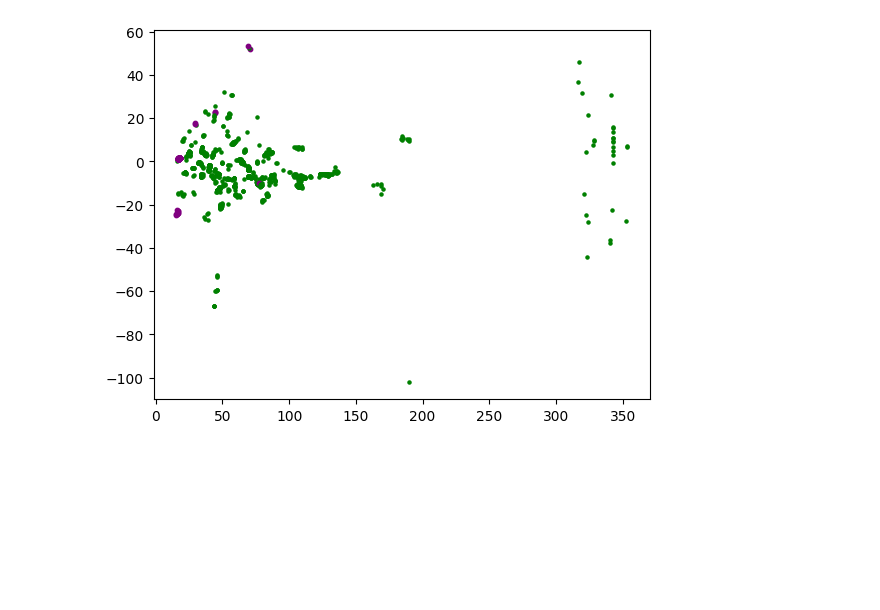
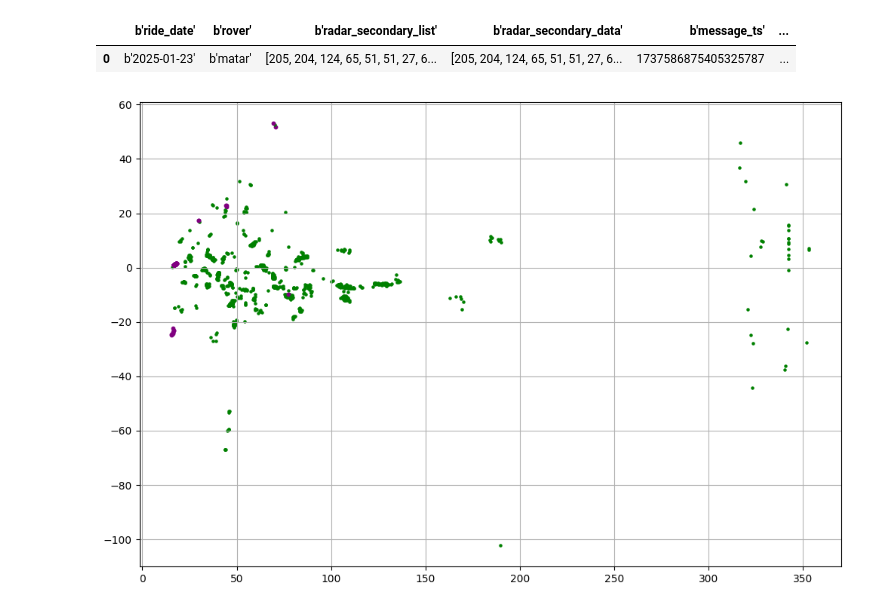
Before and after one commit to ArTiK13/radar_data, a Jupyter notebook: data_processing.ipynb, the cells around one changed output. Saved outputs shown, nothing was run; the diff lists cells and outputs as text; code cells hidden in the pictures; blank space fills up the shorter version.

Commit message:
deleted .json, comments and unnessesary code. changed graphs a bit

```diff
--- a/data_processing.ipynb
+++ b/data_processing.ipynb
@@ -25,3 +9,12 @@ d3 = list(
+# %%
+data = pd.read_csv("data.csv")
+data2 = pd.read_csv("data_secondary.csv")
+
+# data.head(1)
+data2.head(1)
+# %% [output]
+|  | b'ride_date' | b'rover' | b'radar_secondary_list' | b'radar_secondary_data' | b'message_ts' | ... |
+| 0 | b'2025-01-23' | b'matar' | [205, 204, 124, 65, 51, 51, 27, 6... | [205, 204, 124, 65, 51, 51, 27, 6... | 1737586875405325787 | ... |
 # %%
 datatypes = {7: 4, 1: 1}
 point_step = 64
@@ -53,4 +43,7 @@ tags = {i[b"name"]: (datatypes[i[b"datatype"]], i[b"offset"]) for i in tags_raw}
 # %%
+plt.figure(figsize=(12, 8))
+plt.grid()
+
 for i, date_i in enumerate(data["b'radar_primary_list'"]):
     raw_dots = bytes(map(int, date_i[1:-1].split(", ")))
     parsed = defaultdict(list)
@@ -61,31 +54,31 @@ for i, date_i in enumerate(data["b'radar_primary_list'"]):
                     parsed[tag_key].append(
                         struct.unpack(
                             "f",
                             raw_dots[j * 64 + tag_offs : j * 64 + tag_offs + tag_len],
                         )
                     )
                 case 1:
                     parsed[tag_key].append(
                         raw_dots[
                             j * 64 + tag_offs : j * 64 + tag_offs + tag_len
                         ].decode()
                     )
     pdh0_75 = [i == (0.75,) for i in parsed["pdh0"]]
     plt.scatter(
         np.array(parsed["x"])[pdh0_75],
         np.array(parsed["y"])[pdh0_75],
         color="green",
         s=5,
     )
     pdh0_25 = [not i for i in pdh0_75]
     plt.scatter(
         np.array(parsed["x"])[pdh0_25],
         np.array(parsed["y"])[pdh0_25],
         color="purple",
         s=10,
     )
 
 
 plt.show()
 # %% [output]
-[figure, old version]
+[figure, new version]
```
Also changed, not shown: parts of 2 cells of this notebook, 1 other file.
